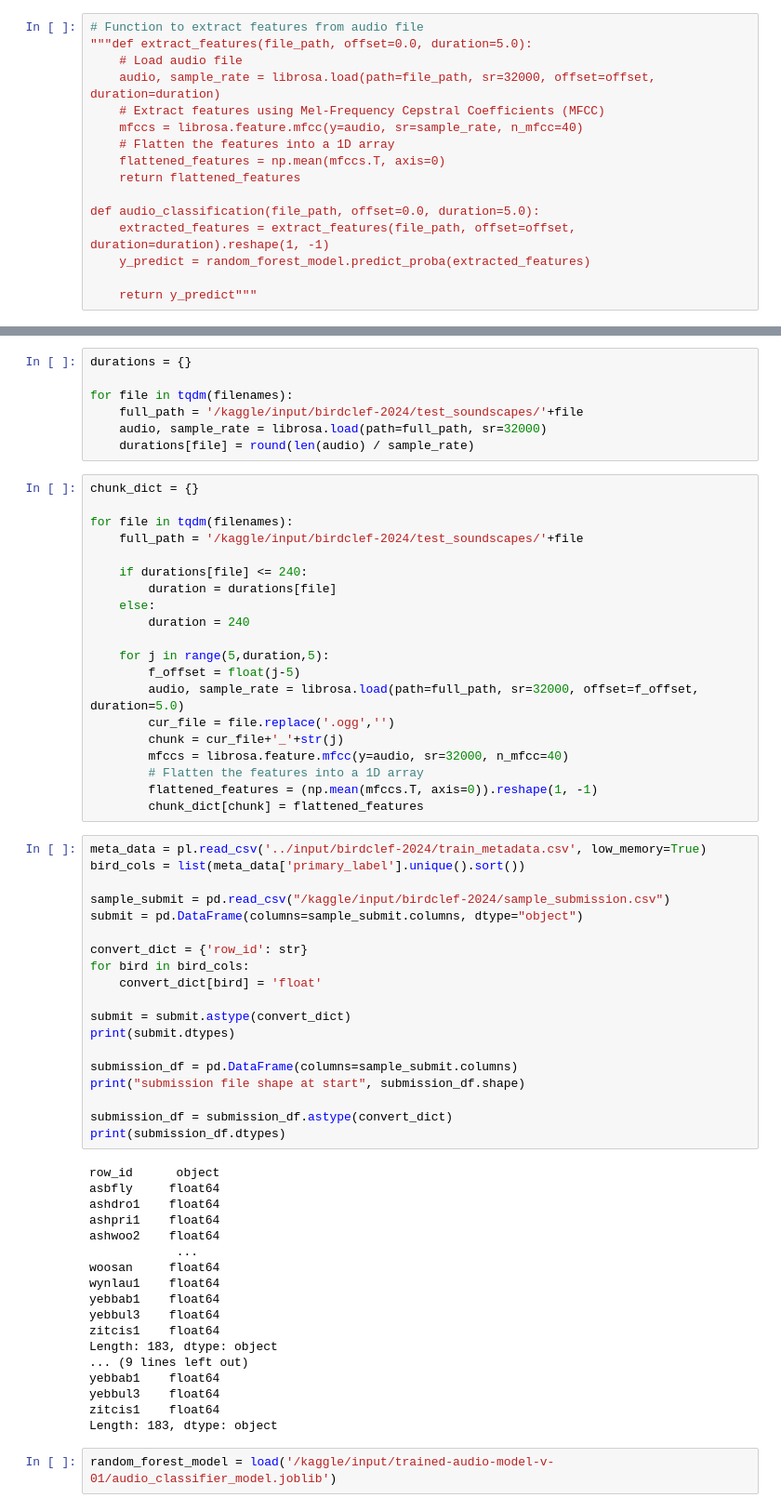
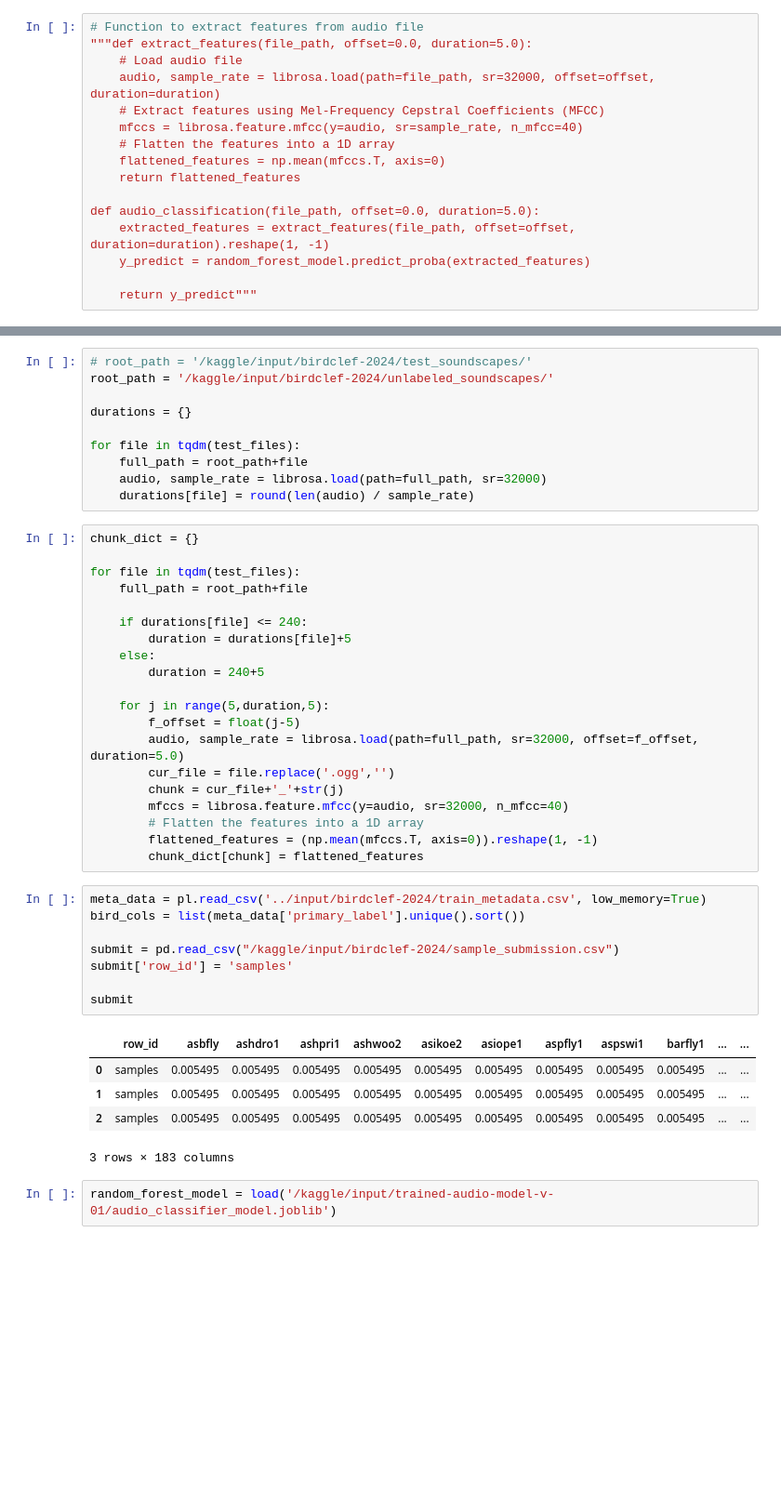
Before and after one commit to sumaniitm/BirdCLEF-2024-kaggle, a Jupyter notebook: find_regions_of_interest.ipynb, the cells around one changed output, grey strips where cells are left out. Shown at 93% size. Cells and saved outputs as stored; diff of their text form; blank space fills up the shorter version.

```diff
--- a/find_regions_of_interest.ipynb
+++ b/find_regions_of_interest.ipynb
@@ -109,20 +109,23 @@ len(test_files)"""
 # %%
+# root_path = '/kaggle/input/birdclef-2024/test_soundscapes/'
+root_path = '/kaggle/input/birdclef-2024/unlabeled_soundscapes/'
+
 durations = {}
 
-for file in tqdm(filenames):
-    full_path = '/kaggle/input/birdclef-2024/test_soundscapes/'+file
+for file in tqdm(test_files):
+    full_path = root_path+file
     audio, sample_rate = librosa.load(path=full_path, sr=32000)
     durations[file] = round(len(audio) / sample_rate)
 # %%
 chunk_dict = {}
 
-for file in tqdm(filenames):
-    full_path = '/kaggle/input/birdclef-2024/test_soundscapes/'+file
+for file in tqdm(test_files):
+    full_path = root_path+file
 
     if durations[file] <= 240:
-        duration = durations[file]
+        duration = durations[file]+5
     else:
-        duration = 240
+        duration = 240+5
 
     for j in range(5,duration,5):
         f_offset = float(j-5)
@@ -136,40 +139,17 @@ for file in tqdm(filenames):
 # %%
 meta_data = pl.read_csv('../input/birdclef-2024/train_metadata.csv', low_memory=True)
 bird_cols = list(meta_data['primary_label'].unique().sort())
 
-sample_submit = pd.read_csv("/kaggle/input/birdclef-2024/sample_submission.csv")
-submit = pd.DataFrame(columns=sample_submit.columns, dtype="object")
+submit = pd.read_csv("/kaggle/input/birdclef-2024/sample_submission.csv")
+submit['row_id'] = 'samples'
 
-convert_dict = {'row_id': str}
-for bird in bird_cols:
-    convert_dict[bird] = 'float'
-
-submit = submit.astype(convert_dict)
-print(submit.dtypes)
-
-submission_df = pd.DataFrame(columns=sample_submit.columns)
-print("submission file shape at start", submission_df.shape)
-
-submission_df = submission_df.astype(convert_dict)
-print(submission_df.dtypes)
+submit
 # %% [output]
+|  | row_id | asbfly | ashdro1 | ashpri1 | ashwoo2 | asikoe2 | asiope1 | aspfly1 | aspswi1 | barfly1 | ... | ... |
+| 0 | samples | 0.005495 | 0.005495 | 0.005495 | 0.005495 | 0.005495 | 0.005495 | 0.005495 | 0.005495 | 0.005495 | ... | ... |
+| 1 | samples | 0.005495 | 0.005495 | 0.005495 | 0.005495 | 0.005495 | 0.005495 | 0.005495 | 0.005495 | 0.005495 | ... | ... |
+| 2 | samples | 0.005495 | 0.005495 | 0.005495 | 0.005495 | 0.005495 | 0.005495 | 0.005495 | 0.005495 | 0.005495 | ... | ... |
-row_id      object
-asbfly     float64
-ashdro1    float64
-ashpri1    float64
-ashwoo2    float64
-            ...
-woosan     float64
-wynlau1    float64
-yebbab1    float64
-yebbul3    float64
-zitcis1    float64
-Length: 183, dtype: object
-... (9 lines left out)
-yebbab1    float64
-yebbul3    float64
-zitcis1    float64
-Length: 183, dtype: object
+3 rows × 183 columns
 # %%
 random_forest_model = load('/kaggle/input/trained-audio-model-v-01/audio_classifier_model.joblib')
 # %%
```
Also changed, not shown: parts of 8 cells of this notebook.
